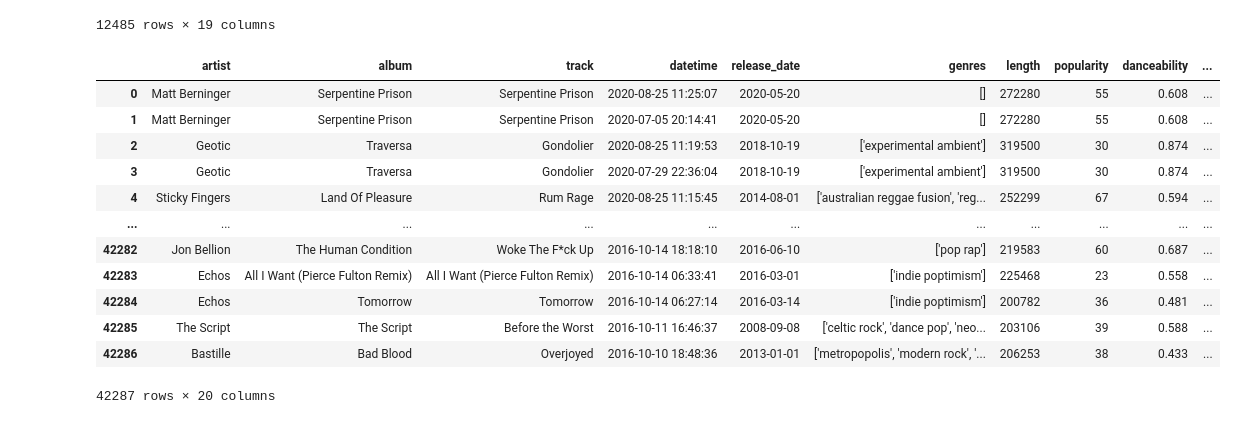
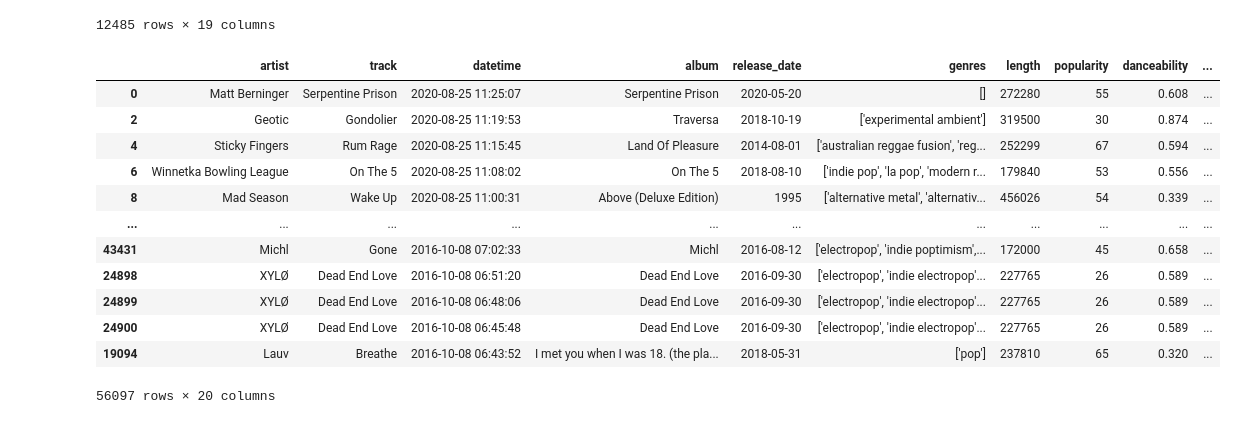
Before and after one commit to SidSaxena/music-analysis, a Jupyter notebook: spotify/spotify_final.ipynb, the cells around one changed output. Cells and saved outputs as stored; diff of their text form; code cells hidden in the pictures.

Commit message:
merge attempt

```diff
--- a/spotify/spotify_final.ipynb
+++ b/spotify/spotify_final.ipynb
@@ -403,16 +401,20 @@ sf = scrobbles.merge(scrobbles_features)
-# %%
-sf
-# %% [output]
-|  | artist | album | track | datetime | release_date | genres | length | popularity | danceability | ... |
-| 0 | Matt Berninger | Serpentine Prison | Serpentine Prison | 2020-08-25 11:25:07 | 2020-05-20 | [] | 272280 | 55 | 0.608 | ... |
-| 1 | Matt Berninger | Serpentine Prison | Serpentine Prison | 2020-07-05 20:14:41 | 2020-05-20 | [] | 272280 | 55 | 0.608 | ... |
-| 2 | Geotic | Traversa | Gondolier | 2020-08-25 11:19:53 | 2018-10-19 | ['experimental ambient'] | 319500 | 30 | 0.874 | ... |
-| 3 | Geotic | Traversa | Gondolier | 2020-07-29 22:36:04 | 2018-10-19 | ['experimental ambient'] | 319500 | 30 | 0.874 | ... |
-| 4 | Sticky Fingers | Land Of Pleasure | Rum Rage | 2020-08-25 11:15:45 | 2014-08-01 | ['australian reggae fusion', 'reg... | 252299 | 67 | 0.594 | ... |
-| ... | ... | ... | ... | ... | ... | ... | ... | ... | ... | ... |
-| 42282 | Jon Bellion | The Human Condition | Woke The F*ck Up | 2016-10-14 18:18:10 | 2016-06-10 | ['pop rap'] | 219583 | 60 | 0.687 | ... |
-| 42283 | Echos | All I Want (Pierce Fulton Remix) | All I Want (Pierce Fulton Remix) | 2016-10-14 06:33:41 | 2016-03-01 | ['indie poptimism'] | 225468 | 23 | 0.558 | ... |
-| 42284 | Echos | Tomorrow | Tomorrow | 2016-10-14 06:27:14 | 2016-03-14 | ['indie poptimism'] | 200782 | 36 | 0.481 | ... |
-| 42285 | The Script | The Script | Before the Worst | 2016-10-11 16:46:37 | 2008-09-08 | ['celtic rock', 'dance pop', 'neo... | 203106 | 39 | 0.588 | ... |
-| 42286 | Bastille | Bad Blood | Overjoyed | 2016-10-10 18:48:36 | 2013-01-01 | ['metropopolis', 'modern rock', '... | 206253 | 38 | 0.433 | ... |
-42287 rows × 20 columns
+# %%
+merged = pd.merge(scrobbles, scrobbles_features)
+merged = merged.sort_values('datetime', ascending=False)
+merged.to_csv('Scrobbles with Features (56K).csv', index=False)
+# %%
+merged
+# %% [output]
+|  | artist | track | datetime | album | release_date | genres | length | popularity | danceability | ... |
+| 0 | Matt Berninger | Serpentine Prison | 2020-08-25 11:25:07 | Serpentine Prison | 2020-05-20 | [] | 272280 | 55 | 0.608 | ... |
+| 2 | Geotic | Gondolier | 2020-08-25 11:19:53 | Traversa | 2018-10-19 | ['experimental ambient'] | 319500 | 30 | 0.874 | ... |
+| 4 | Sticky Fingers | Rum Rage | 2020-08-25 11:15:45 | Land Of Pleasure | 2014-08-01 | ['australian reggae fusion', 'reg... | 252299 | 67 | 0.594 | ... |
+| 6 | Winnetka Bowling League | On The 5 | 2020-08-25 11:08:02 | On The 5 | 2018-08-10 | ['indie pop', 'la pop', 'modern r... | 179840 | 53 | 0.556 | ... |
+| 8 | Mad Season | Wake Up | 2020-08-25 11:00:31 | Above (Deluxe Edition) | 1995 | ['alternative metal', 'alternativ... | 456026 | 54 | 0.339 | ... |
+| ... | ... | ... | ... | ... | ... | ... | ... | ... | ... | ... |
+| 43431 | Michl | Gone | 2016-10-08 07:02:33 | Michl | 2016-08-12 | ['electropop', 'indie poptimism',... | 172000 | 45 | 0.658 | ... |
+| 24898 | XYLØ | Dead End Love | 2016-10-08 06:51:20 | Dead End Love | 2016-09-30 | ['electropop', 'indie electropop'... | 227765 | 26 | 0.589 | ... |
+| 24899 | XYLØ | Dead End Love | 2016-10-08 06:48:06 | Dead End Love | 2016-09-30 | ['electropop', 'indie electropop'... | 227765 | 26 | 0.589 | ... |
+| 24900 | XYLØ | Dead End Love | 2016-10-08 06:45:48 | Dead End Love | 2016-09-30 | ['electropop', 'indie electropop'... | 227765 | 26 | 0.589 | ... |
+| 19094 | Lauv | Breathe | 2016-10-08 06:43:52 | I met you when I was 18. (the pla... | 2018-05-31 | ['pop'] | 237810 | 65 | 0.320 | ... |
+56097 rows × 20 columns
```
Also changed, not shown: parts of 2 cells of this notebook.
